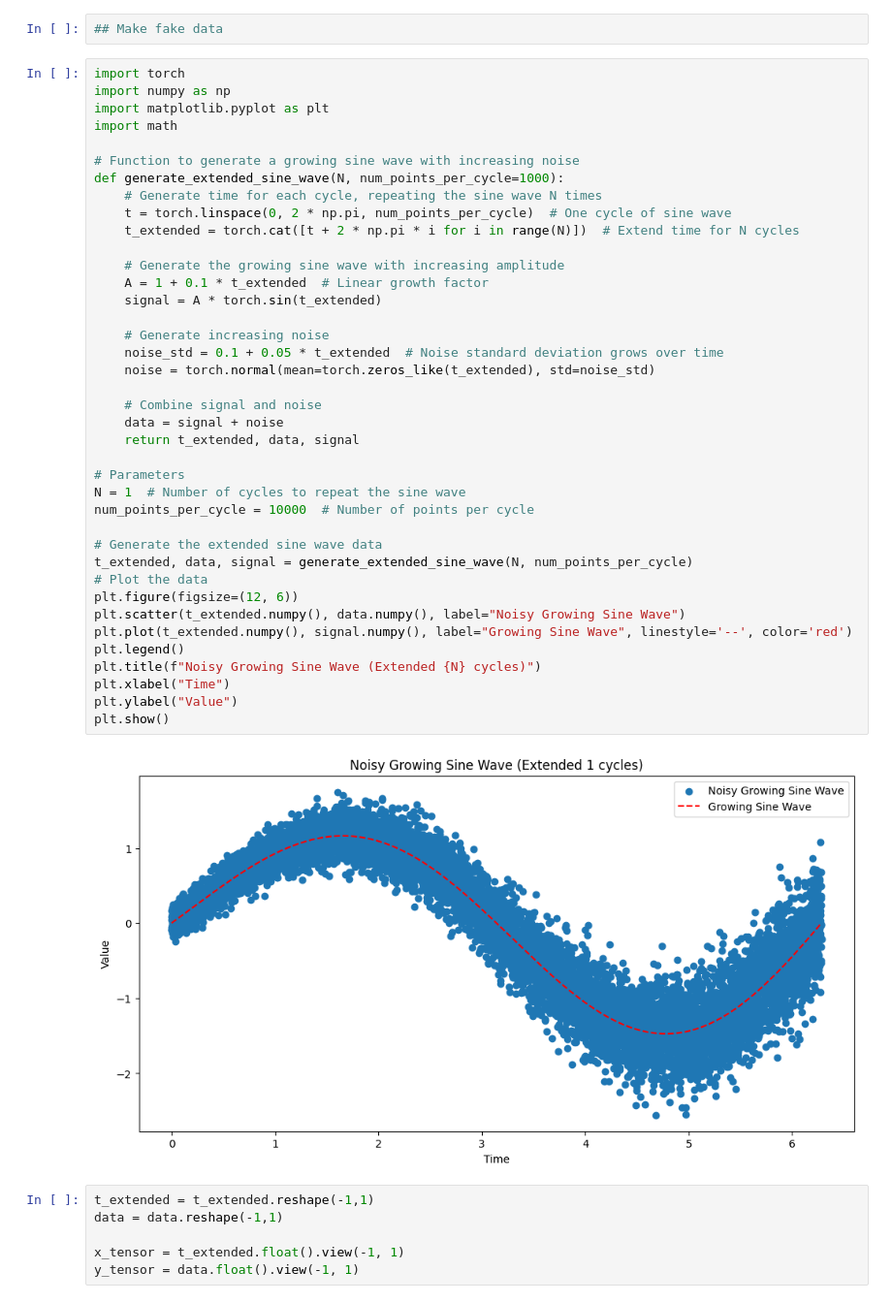
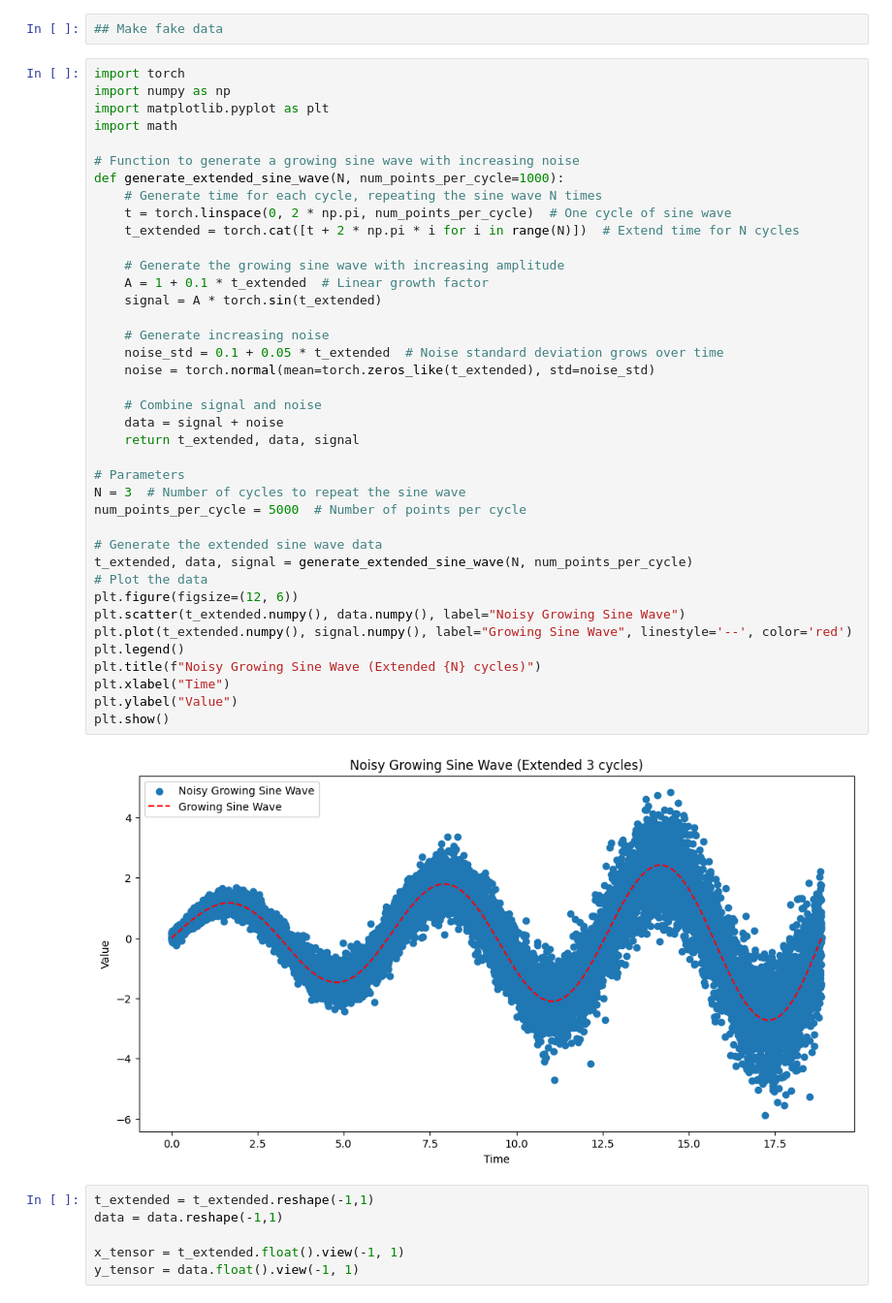
Before and after one commit to bs7280/pytorch-examples, a Jupyter notebook: notebooks/pytorch-exp-cycle-detector.ipynb, the cells around one changed output. Shown at 97% size. Cells and saved outputs as stored; diff of their text form.

Commit message:
more sin curve

```diff
--- a/notebooks/pytorch-exp-cycle-detector.ipynb
+++ b/notebooks/pytorch-exp-cycle-detector.ipynb
@@ -31,36 +31,36 @@ def generate_extended_sine_wave(N, num_points_per_cycle=1000):
     # Generate time for each cycle, repeating the sine wave N times
     t = torch.linspace(0, 2 * np.pi, num_points_per_cycle)  # One cycle of sine wave
     t_extended = torch.cat([t + 2 * np.pi * i for i in range(N)])  # Extend time for N cycles
 
     # Generate the growing sine wave with increasing amplitude
     A = 1 + 0.1 * t_extended  # Linear growth factor
     signal = A * torch.sin(t_extended)
 
     # Generate increasing noise
     noise_std = 0.1 + 0.05 * t_extended  # Noise standard deviation grows over time
     noise = torch.normal(mean=torch.zeros_like(t_extended), std=noise_std)
 
     # Combine signal and noise
     data = signal + noise
     return t_extended, data, signal
 
 # Parameters
-N = 1  # Number of cycles to repeat the sine wave
-num_points_per_cycle = 10000  # Number of points per cycle
+N = 3  # Number of cycles to repeat the sine wave
+num_points_per_cycle = 5000  # Number of points per cycle
 
 # Generate the extended sine wave data
 t_extended, data, signal = generate_extended_sine_wave(N, num_points_per_cycle)
 # Plot the data
 plt.figure(figsize=(12, 6))
 plt.scatter(t_extended.numpy(), data.numpy(), label="Noisy Growing Sine Wave")
 plt.plot(t_extended.numpy(), signal.numpy(), label="Growing Sine Wave", linestyle='--', color='red')
 plt.legend()
 plt.title(f"Noisy Growing Sine Wave (Extended {N} cycles)")
 plt.xlabel("Time")
 plt.ylabel("Value")
 plt.show()
 # %% [output]
-[figure, old version]
+[figure, new version]
 # %%
 t_extended = t_extended.reshape(-1,1)
 data = data.reshape(-1,1)
```
Also changed, not shown: parts of 3 cells of this notebook, 2 other files.
